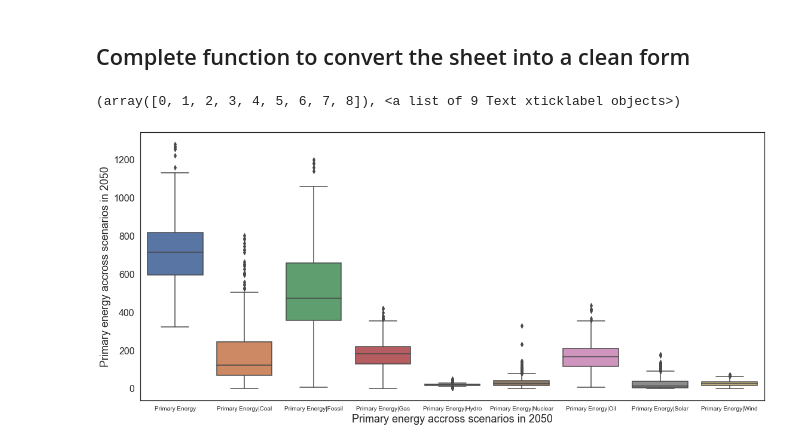
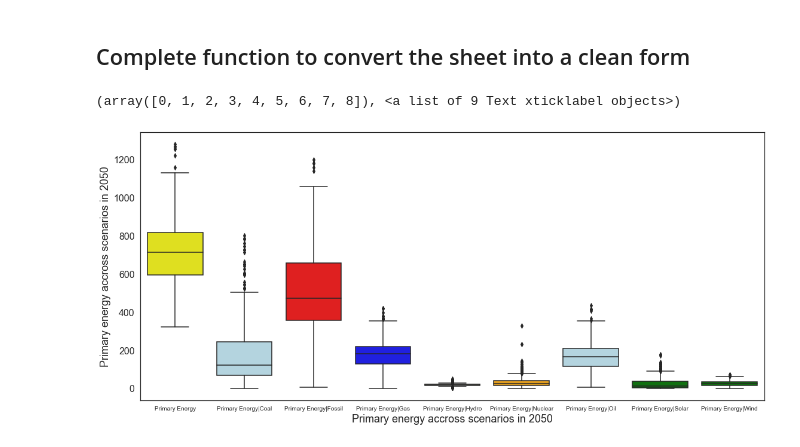
Before and after one commit to muadelm/IPCC_Scenarios, a Jupyter notebook: IPCC_Energy_Scenarios.ipynb, the cells around one changed output. Cells and saved outputs as stored; diff of their text form; code cells hidden in the pictures.

```diff
--- a/IPCC_Energy_Scenarios.ipynb
+++ b/IPCC_Energy_Scenarios.ipynb
@@ -100,18 +100,18 @@ energy_ipcc = energy_ipcc[energy_ipcc['REGION']=='World']
 # %%
 # change picture size of the resulting graph
 sns.set(rc={'figure.figsize':(18.7,8.27)})
 
 
 # change the background color
 sns.set_style("white")
 
 #plot energy data
-sns.boxplot(x='VARIABLE', y='2050', data=energy_ipcc)
+sns.boxplot(x='VARIABLE', y='2050', data=energy_ipcc, palette={'Primary Energy':'yellow', 'Primary Energy|Nuclear':'orange','Primary Energy|Oil':'lightblue', 'Primary Energy|Coal':'lightblue', 'Primary Energy|Gas':'blue', 'Primary Energy|Fossil':'red', 'Primary Energy|Hydro':'lightyellow', 'Primary Energy|Wind':'green', 'Primary Energy|Solar':'green'})
 plt.ylabel('Primary energy accross scenarios in 2050', size = 18)
 plt.yticks(size = 16)
 
 plt.xlabel('Primary energy accross scenarios in 2050', size = 18)
 plt.xticks(size = 10)
 # %% [output]
 (array([0, 1, 2, 3, 4, 5, 6, 7, 8]), <a list of 9 Text xticklabel objects>)
-[figure, old version]
+[figure, new version]
```
